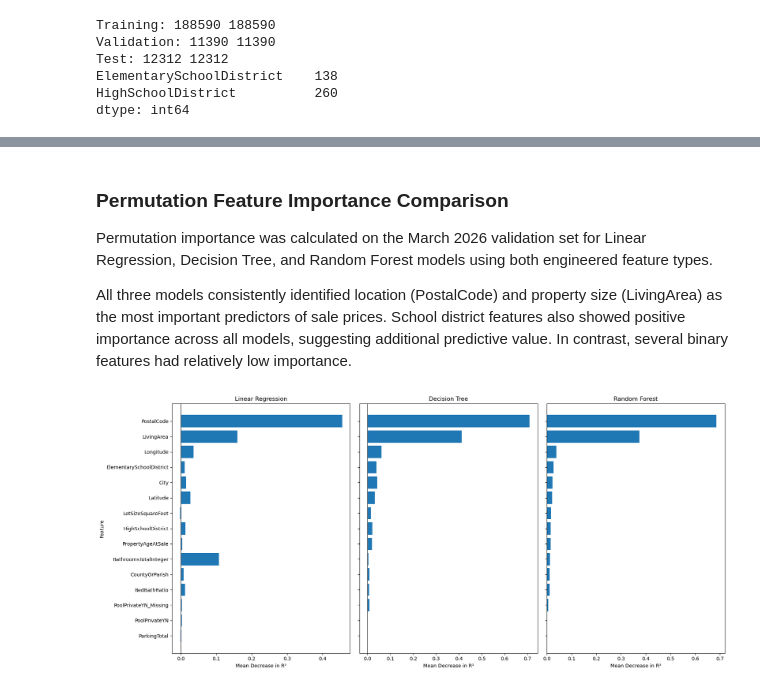
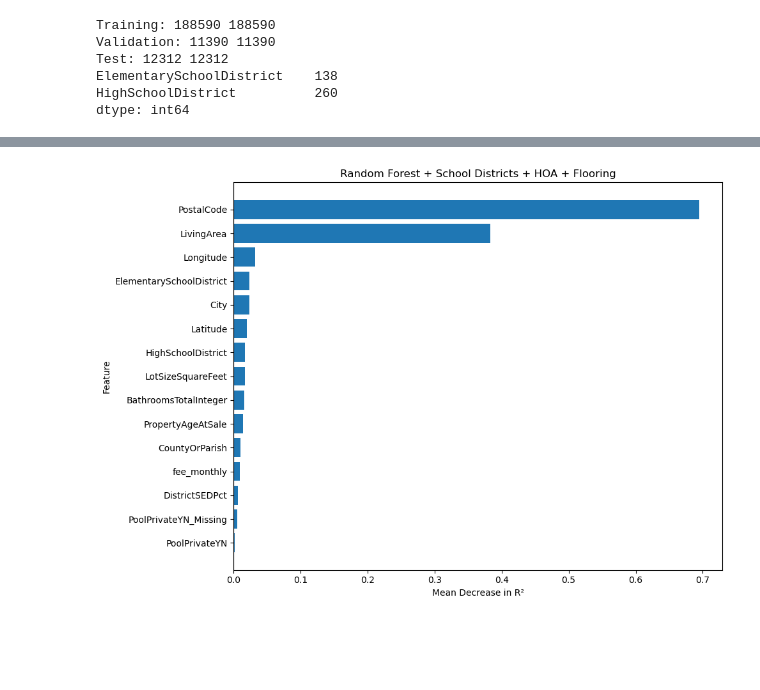
Before and after one commit to Jehad142/IDX-Exchange-Data-Science, a Jupyter notebook: notebooks/04_model_comparison.ipynb, the cells around one changed output, grey strips where cells are left out. Cells and saved outputs as stored; diff of their text form; code cells hidden in the pictures; blank space fills up the shorter version.

Commit message:
Add more features and models

```diff
--- a/notebooks/04_model_comparison.ipynb
+++ b/notebooks/04_model_comparison.ipynb
@@ -574,7 +525,7 @@ test_geo = gpd.GeoDataFrame(test_fe.copy(),
 # %%
 # Elementary school districts (including unified districts)
 elementary_districts = districts_df[districts_df["DistrictType"].
-     isin(["Elementary", "Unified"])][["DistrictName", "DistrictType", "geometry"]].copy()
+     isin(["Elementary", "Unified"])][["DistrictName", "DistrictType", "geometry", "SEDpct"]].copy()
 
 # High school districts (including unified districts)
 high_school_districts = districts_df[districts_df["DistrictType"].
@@ -622,6 +580,7 @@ ratio_pipeline = Pipeline([("imputation", SimpleImputer(strategy="median")),
                            ("scaling", StandardScaler())])
 ratio_column = ["BedBathRatio"]
 school_district_columns = ["ElementarySchoolDistrict", "HighSchoolDistrict"]
+sed_columns = ["DistrictSEDPct"]
 
 # Target encoding for school district features
 school_district_pipeline = Pipeline([("target_encoding", TargetEncoder(target_type="continuous", cv=5, shuffle=True, random_state=42))])
@@ -834,0 +1112,22 @@ display(validation_comparison_df.round(4))
+# %%
+# Fit Random Forest with school districts, HOA, and flooring
+random_forest_pipeline_school_hoa_flooring.fit(X_train_school_hoa_flooring, y_train)
+
+# Generate predictions on the original ClosePrice scale
+train_predictions = np.expm1(random_forest_pipeline_school_hoa_flooring.predict(X_train_school_hoa_flooring))
+
+val_predictions = np.expm1(random_forest_pipeline_school_hoa_flooring.predict(X_validation_school_hoa_flooring))
+
+# Calculate evaluation metrics
+train_r2 = r2_score(np.expm1(y_train), train_predictions)
+val_r2 = r2_score(np.expm1(y_val), val_predictions)
+val_mape = mape(np.expm1(y_val), val_predictions)
+val_mdape = mdape(np.expm1(y_val), val_predictions)
+val_mae = mean_absolute_error(np.expm1(y_val), val_predictions)
+
+# Store results
+combined_results = pd.DataFrame([{"Model": "Random Forest + School Districts + HOA + Flooring",
+                                  "Training R²": train_r2, "Validation R²": val_r2,"Validation MAPE (%)": val_mape,
+                                  "Validation MdAPE (%)": val_mdape, "Validation MAE ($)": val_mae}])
+
+display(combined_results.round(4))
@@ -836,12 +1158,11 @@ display(validation_comparison_df.round(4))
 # Calculate permutation importance for all three models
 importance_results = []
 
-for name, pipeline in [("Linear Regression", linear_regression_pipeline_fe), ("Decision Tree", decision_tree_pipeline_fe),
-                       ("Random Forest", random_forest_pipeline_fe)]:
+for name, pipeline in [("Random Forest", random_forest_pipeline_school_hoa_flooring)]:
 
-    perm_importance = permutation_importance(pipeline, X_validation_fe, y_val, scoring=close_price_r2,
+    perm_importance = permutation_importance(pipeline, X_validation_school_hoa_flooring, y_val, scoring=close_price_r2,
                                              n_repeats=5, random_state=42, n_jobs=1)
-    importance_results.append(pd.Series(perm_importance.importances_mean, index=X_validation_fe.columns, name=name))
+    importance_results.append(pd.Series(perm_importance.importances_mean, index=X_validation_school_hoa_flooring.columns, name=name))
 
 # Combine feature importance into one DataFrame
 feature_importance_df = pd.concat(importance_results, axis=1)
@@ -869,25 +1190,18 @@ display(feature_importance_df.round(4))
-# %% [markdown]
-### Permutation Feature Importance Comparison
-
-Permutation importance was calculated on the March 2026 validation set for Linear Regression, Decision Tree, and Random Forest models using both engineered feature types.
-
-All three models consistently identified location (PostalCode) and property size (LivingArea) as the most important predictors of sale prices. School district features also showed positive importance across all models, suggesting additional predictive value. In contrast, several binary features had relatively low importance.
 # %%
 # Select the top 15 features based on Random Forest importance
 top_features = feature_importance_df.head(15).iloc[::-1]
 
-fig, axes = plt.subplots(1, 3, figsize=(18, 8), sharey=True)
+fig, ax = plt.subplots(figsize=(10, 7))
 
-for ax, model in zip(axes,["Linear Regression", "Decision Tree", "Random Forest"]):
-    ax.barh(top_features.index, top_features[model])
-    ax.axvline(0, color="black", linewidth=0.8)
-    ax.set_title(model)
-    ax.set_xlabel("Mean Decrease in R²")
+ax.barh(top_features.index, top_features["Random Forest"])
+ax.axvline(0, color="black", linewidth=0.8)
+ax.set_title("Random Forest + School Districts + HOA + Flooring")
+ax.set_xlabel("Mean Decrease in R²")
+ax.set_ylabel("Feature")
 
-axes[0].set_ylabel("Feature")
 plt.tight_layout()
 plt.show()
 # %% [output]
-[figure, old version]
+[figure, new version]
 # %%
 # Generate predictions on the validation dataset
```
Also changed, not shown: parts of 70 cells of this notebook.
